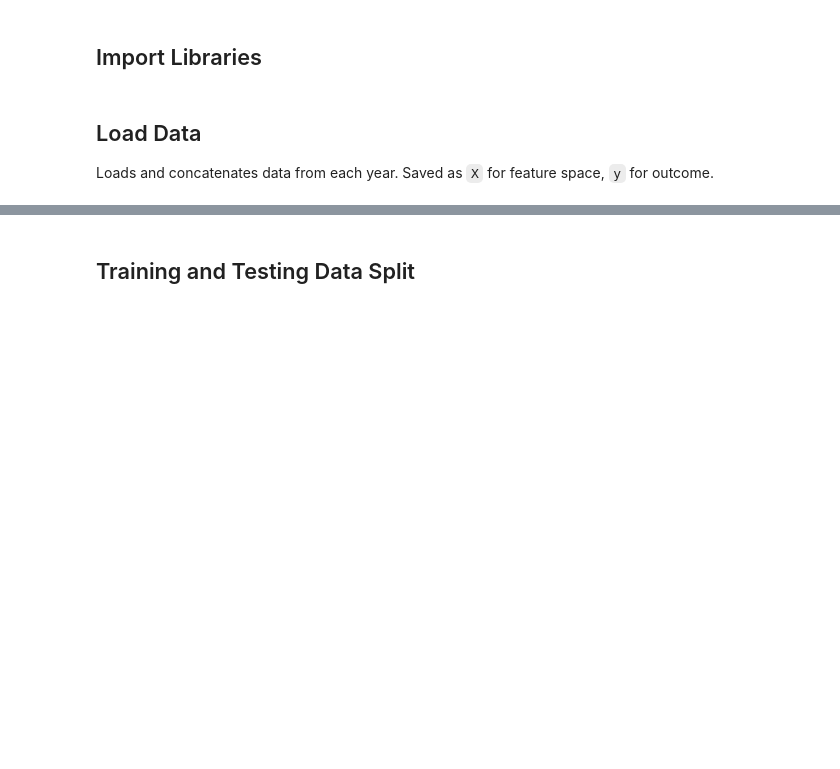
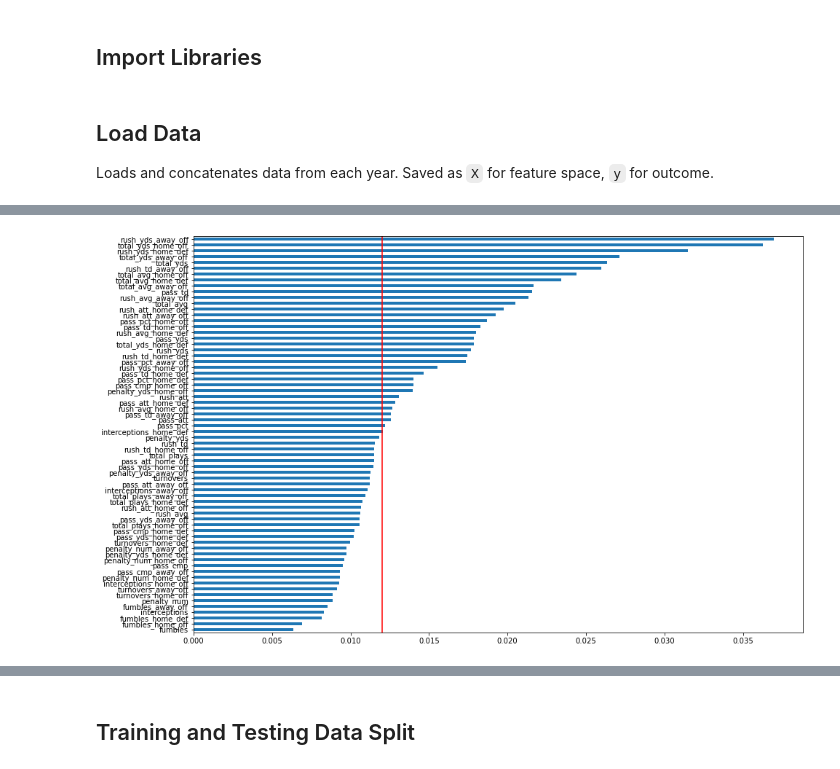
Before and after one commit to mbcalli/college-football-win-predictions, a Jupyter notebook: modeling.ipynb, the cells around one changed output, grey strips where cells are left out. Drawn from its saved outputs; the diff is of its cells as text; code cells hidden in the pictures; blank space fills up the shorter version.

```diff
--- a/modeling.ipynb
+++ b/modeling.ipynb
@@ -46,0 +53,15 @@ y = pd.concat((pd.read_csv('data/y_2021.csv'), pd.read_csv('data/y_2022.csv'))).
+# %%
+def load_modeling_data(files: list) -> pd.DataFrame:
+
+	df = None
+
+	for file in files:
+
+		file_df = pd.read_csv(f'data/{file}')
+
+		if df is None:
+			df = file_df
+		else:
+			df = pd.concat((df, file_df))
+
+	return df.reset_index(drop=True)
@@ -47,3 +75,24 @@ y = pd.concat((pd.read_csv('data/y_2021.csv'), pd.read_csv('data/y_2022.csv'))).
+# %%
+feature_selection_model = RandomForestClassifier()
+feature_selection_model.fit(X, y)
+
+feature_importances = pd.Series(feature_selection_model.feature_importances_, index=X.columns).sort_values(ascending=True)
+
+fig, ax = plt.subplots(figsize=(15, 10))
+
+feature_importances.plot(kind='barh', ax=ax)
+
+threshold = 0.012 # 0.012 set as an arbitrary cutoff given the data
+
+ax.axvline(threshold, color='red')
+
+plt.show()
+
+important_features = feature_importances[feature_importances > threshold].index
+
+X_important_features = X[important_features]
+# %% [output]
+[figure, added]
 # %% [markdown]
 ## PCA
 
```
Also changed, not shown: parts of 12 cells of this notebook, 9 other files.
